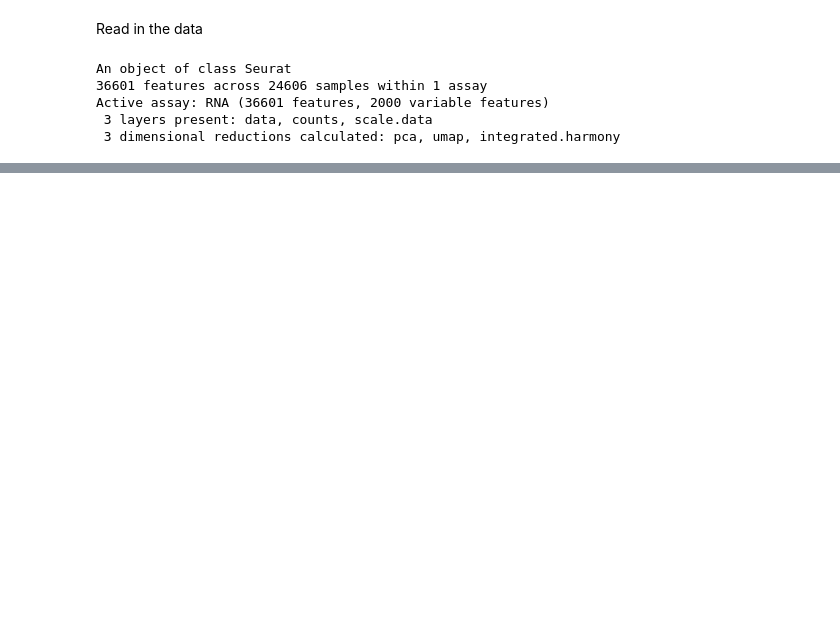
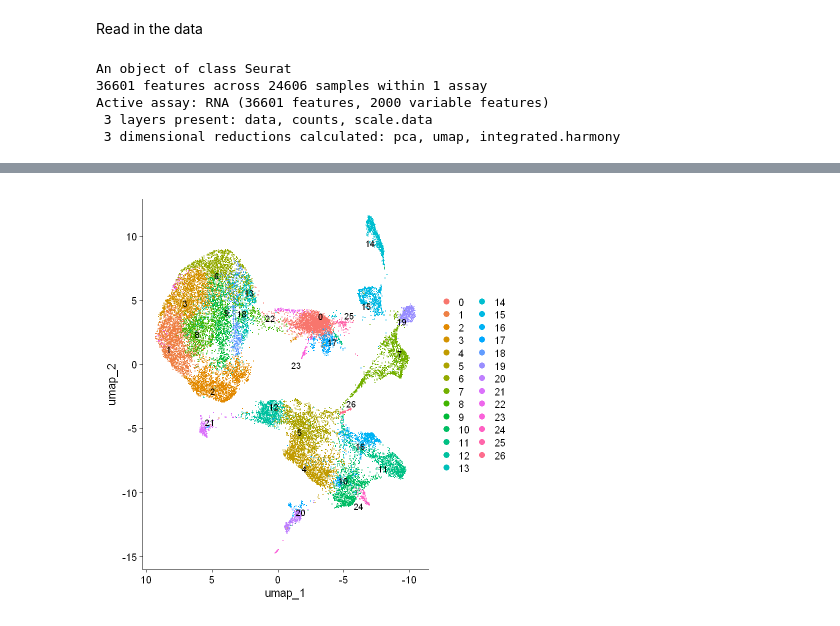
Before and after one commit to Tofulati/postTrans_cd34, a Jupyter notebook: starcat_analysis.ipynb, the cells around one changed output, grey strips where cells are left out. Drawn from its saved outputs; the diff is of its cells as text; code cells hidden in the pictures; blank space fills up the shorter version.

```diff
--- a/starcat_analysis.ipynb
+++ b/starcat_analysis.ipynb
@@ -20,8 +9,8 @@ Warning message:
 # %% [markdown]
 Read in the data
 # %%
-postTrans_data <- readRDS(file = "Data/seu.integrated.resolution_search.rds")
-postTrans_data
+postTrans <- readRDS(file = "Data/seu.integrated.resolution_search.rds")
+postTrans
 # %% [output]
 An object of class Seurat
 36601 features across 24606 samples within 1 assay
@@ -44,3 +33,9 @@ A data.frame: 10 × 47
 | A_AAAGGTATCCGAGGCT_A_pos | BMT_A | 31802 | 5299 | 6.716559 | A | AAAGGTATCCGAGGCT_A_pos | pos | pos | ... |
 | A_AAAGGTATCGGTCACG_A_pos | BMT_A | 48519 | 7748 | 6.618026 | A | AAAGGTATCGGTCACG_A_pos | pos | pos | ... |
 | A_AAAGGTATCTCGCAGG_A_pos | BMT_A | 14838 | 3548 | 4.960237 | A | AAAGGTATCTCGCAGG_A_pos | pos | pos | ... |
+# %%
+posttrans_plot <- UMAPPlot(postTrans) + scale_x_reverse()
+# %%
+LabelClusters(plot = posttrans_plot, id = "ident")
+# %% [output]
+[figure, added]
```
Also changed, not shown: parts of 10 cells of this notebook.
